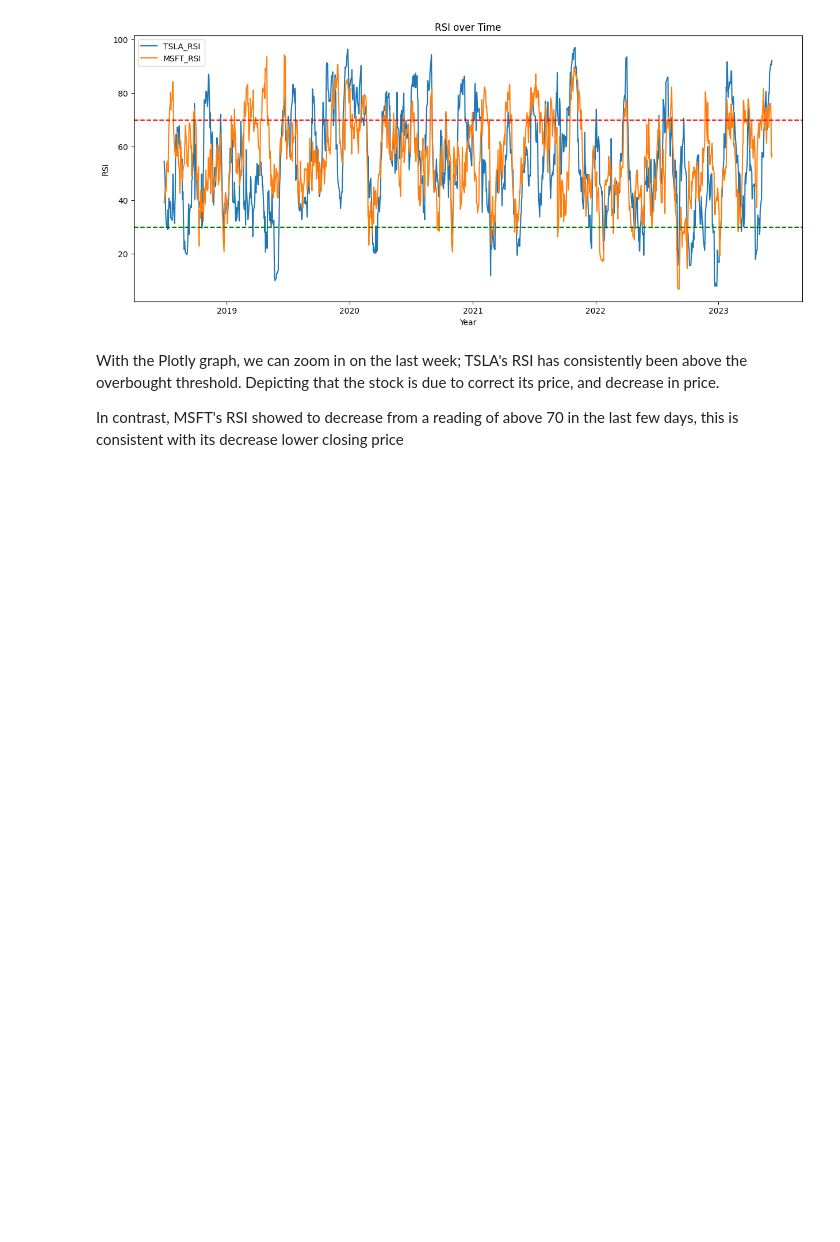
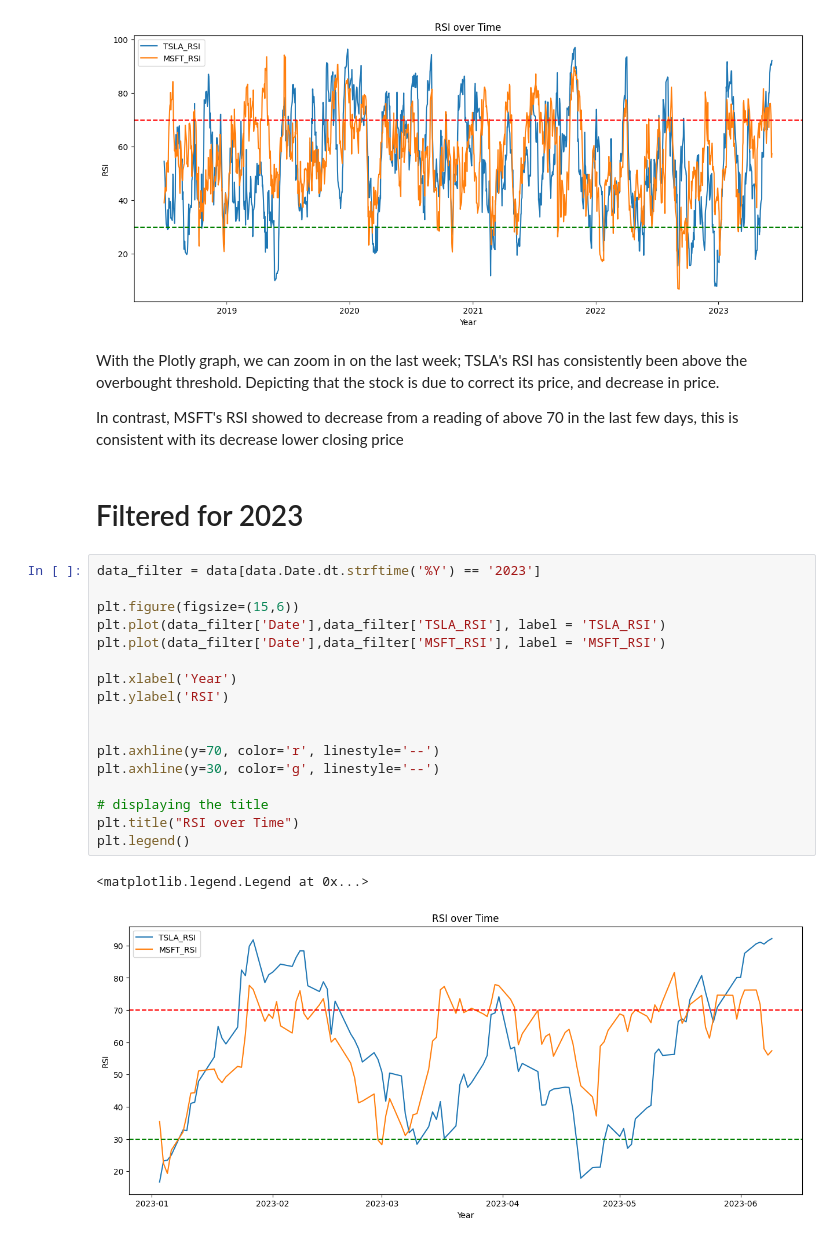
Before and after one commit to IshNjie/Stocks, a Jupyter notebook: Notebooks/TSLA vs MSFT.ipynb, the cells around one changed output. Saved outputs shown, nothing was run; the diff lists cells and outputs as text; blank space fills up the shorter version.

Commit message:
filter for 2023

```diff
--- a/Notebooks/TSLA vs MSFT.ipynb
+++ b/Notebooks/TSLA vs MSFT.ipynb
@@ -238,3 +238,25 @@ With the Plotly graph, we can zoom in on the last week; TSLA's RSI has consisten
 
 
 In contrast, MSFT's RSI showed to decrease from a reading of above 70 in the last few days, this is consistent with its decrease lower closing price
+# %% [markdown]
+# Filtered for 2023
+# %%
+data_filter = data[data.Date.dt.strftime('%Y') == '2023']
+
+plt.figure(figsize=(15,6))
+plt.plot(data_filter['Date'],data_filter['TSLA_RSI'], label = 'TSLA_RSI')
+plt.plot(data_filter['Date'],data_filter['MSFT_RSI'], label = 'MSFT_RSI')
+
+plt.xlabel('Year')
+plt.ylabel('RSI')
+
+
+plt.axhline(y=70, color='r', linestyle='--')
+plt.axhline(y=30, color='g', linestyle='--')
+
+# displaying the title
+plt.title("RSI over Time")
+plt.legend()
+# %% [output]
+<matplotlib.legend.Legend at 0x...>
+[figure, added]
```
